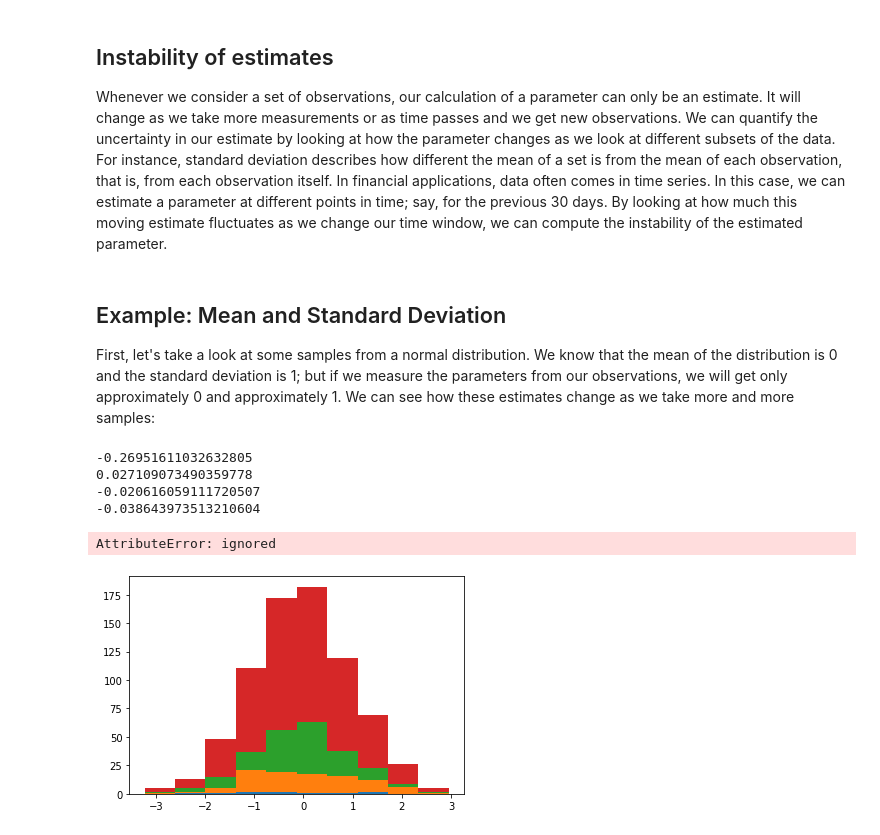
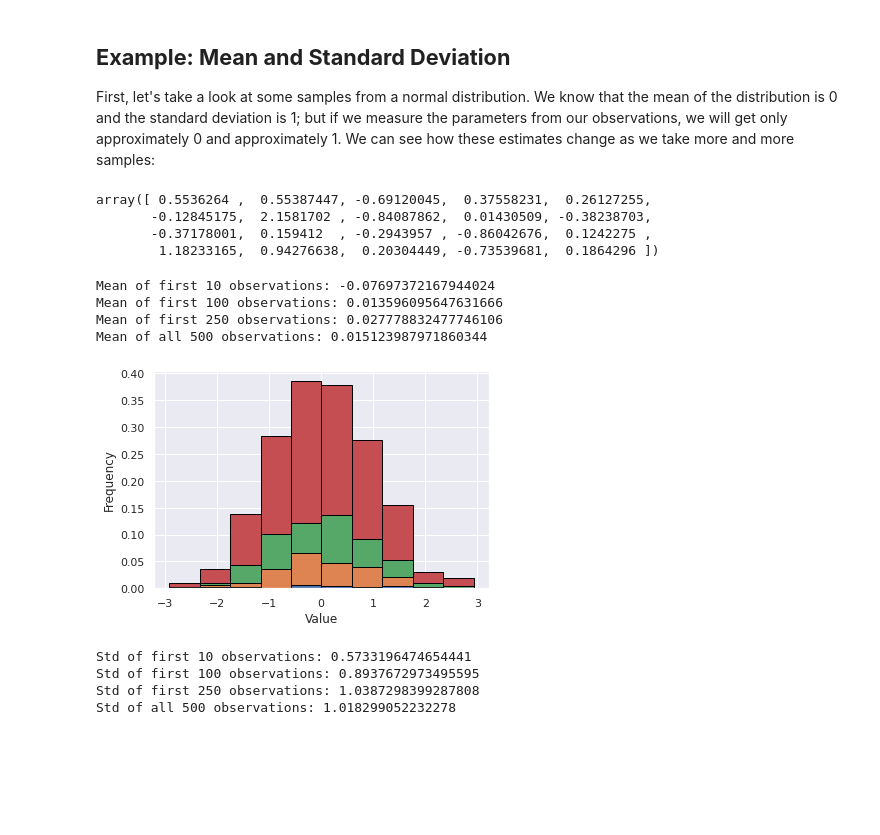
Before and after one commit to rohitnikam1/Basic-Financial-Analysis, a Jupyter notebook: 5_Instability_of_Estimates.ipynb, the cells around one changed output. Drawn from its saved outputs; the diff is of its cells as text; code cells hidden in the pictures; blank space fills up the shorter version.

```diff
--- a/5_Instability_of_Estimates.ipynb
+++ b/5_Instability_of_Estimates.ipynb
@@ -11,10 +11,10 @@ When you take the mean of a data set, you do not know the mean. You have estimat
-# %% [markdown]
-## Instability of estimates
-Whenever we consider a set of observations, our calculation of a parameter can only be an estimate. It will change as we take more measurements or as time passes and we get new observations. We can quantify the uncertainty in our estimate by looking at how the parameter changes as we look at different subsets of the data. For instance, standard deviation describes how different the mean of a set is from the mean of each observation, that is, from each observation itself. In financial applications, data often comes in time series. In this case, we can estimate a parameter at different points in time; say, for the previous 30 days. By looking at how much this moving estimate fluctuates as we change our time window, we can compute the instability of the estimated parameter.
 # %%
+# Importing relevant libraries
 import numpy as np
 import matplotlib.pyplot as plt
 import pandas as pd
+import seaborn as sns
+sns.set()
 # %% [markdown]
-## Example: Mean and Standard Deviation
+## **Example: Mean and Standard Deviation**
 First, let's take a look at some samples from a normal distribution. We know that the mean of the distribution is 0 and the standard deviation is 1; but if we measure the parameters from our observations, we will get only approximately 0 and approximately 1. We can see how these estimates change as we take more and more samples:
@@ -21,21 +24,34 @@ First, let's take a look at some samples from a normal distribution. We know tha
+# %%
+np.random.randn(20)
+# %% [output]
+array([ 0.5536264 ,  0.55387447, -0.69120045,  0.37558231,  0.26127255,
+       -0.12845175,  2.1581702 , -0.84087862,  0.01430509, -0.38238703,
+       -0.37178001,  0.159412  , -0.2943957 , -0.86042676,  0.1242275 ,
+        1.18233165,  0.94276638,  0.20304449, -0.73539681,  0.1864296 ])
 # %%
-# Set a seed so we can play with the data without generating new random numbers every time
-np.random.seed(123)
-
 normal = np.random.randn(500)
-print(np.mean(normal[:10]))
-print(np.mean(normal[:100]))
-print(np.mean(normal[:250]))
-print(np.mean(normal))
+print(f'Mean of first 10 observations: {np.mean(normal[:10])}')
+print(f'Mean of first 100 observations: {np.mean(normal[:100])}')
+print(f'Mean of first 250 observations: {np.mean(normal[:250])}')
+print(f'Mean of all 500 observations: {np.mean(normal)}')
 
 # Plot a stacked histogram of the data
-plt.hist([normal[:10], normal[10:100], normal[100:250], normal], normed=1, histtype='bar', stacked=True);
+plt.hist([normal[:10], normal[10:100], normal[100:250], normal],  density=1, histtype='bar', ec='black', stacked=True);
 plt.ylabel('Frequency')
 plt.xlabel('Value');
 # %% [output]
--0.26951611032632805
-0.027109073490359778
--0.020616059111720507
--0.038643973513210604
+Mean of first 10 observations: -0.07697372167944024
+Mean of first 100 observations: 0.013596095647631666
+Mean of first 250 observations: 0.027778832477746106
+Mean of all 500 observations: 0.015123987971860344
-AttributeError: ignored
-[figure, old version]
+[figure, new version]
+# %%
+print(f'Std of first 10 observations: {np.std(normal[:10])}')
+print(f'Std of first 100 observations: {np.std(normal[:100])}')
+print(f'Std of first 250 observations: {np.std(normal[:250])}')
+print(f'Std of all 500 observations: {np.std(normal)}')
+# %% [output]
+Std of first 10 observations: 0.5733196474654441
+Std of first 100 observations: 0.8937672973495595
+Std of first 250 observations: 1.0387298399287808
+Std of all 500 observations: 1.018299052232278
```
Also changed, not shown: parts of 32 cells of this notebook.
